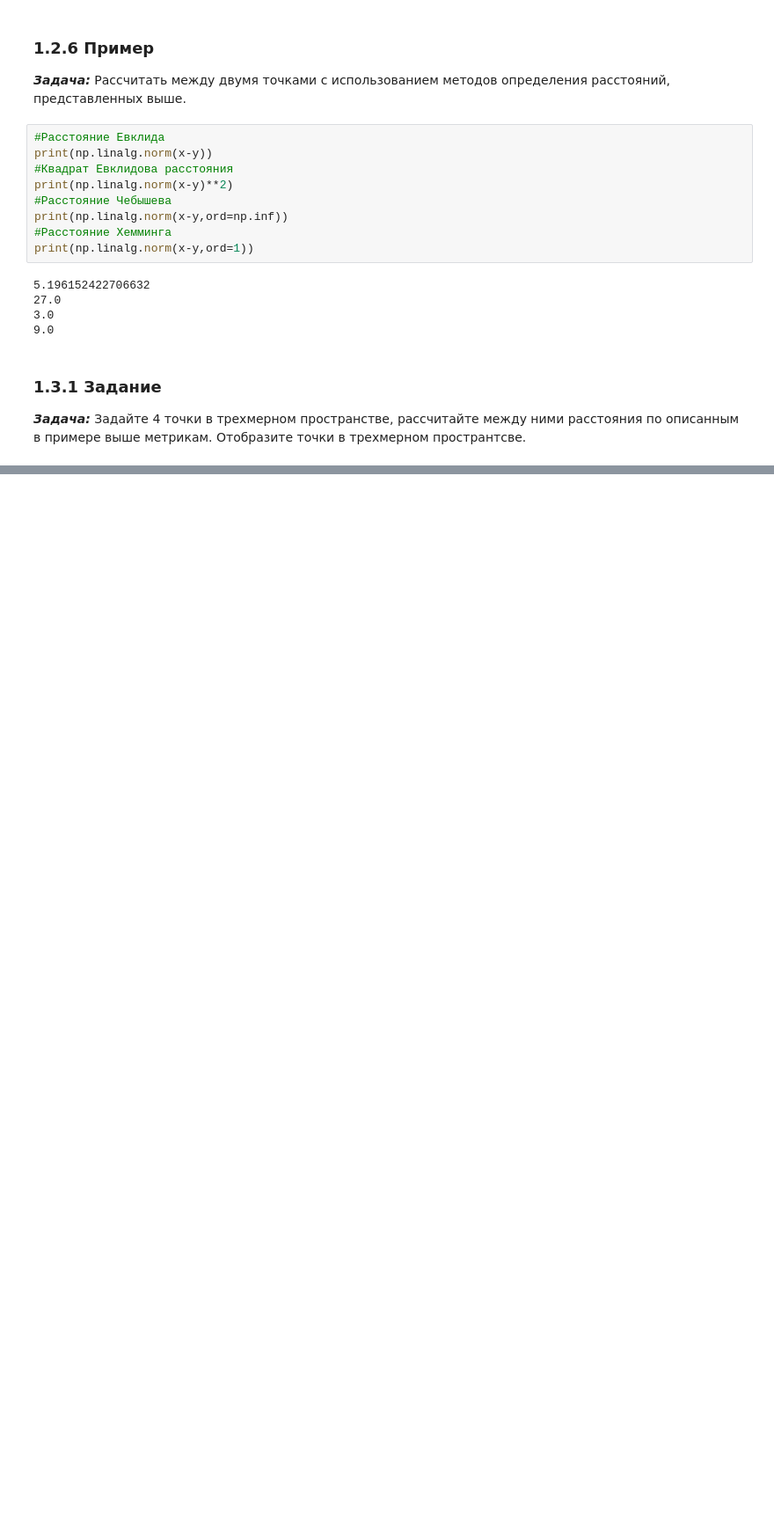
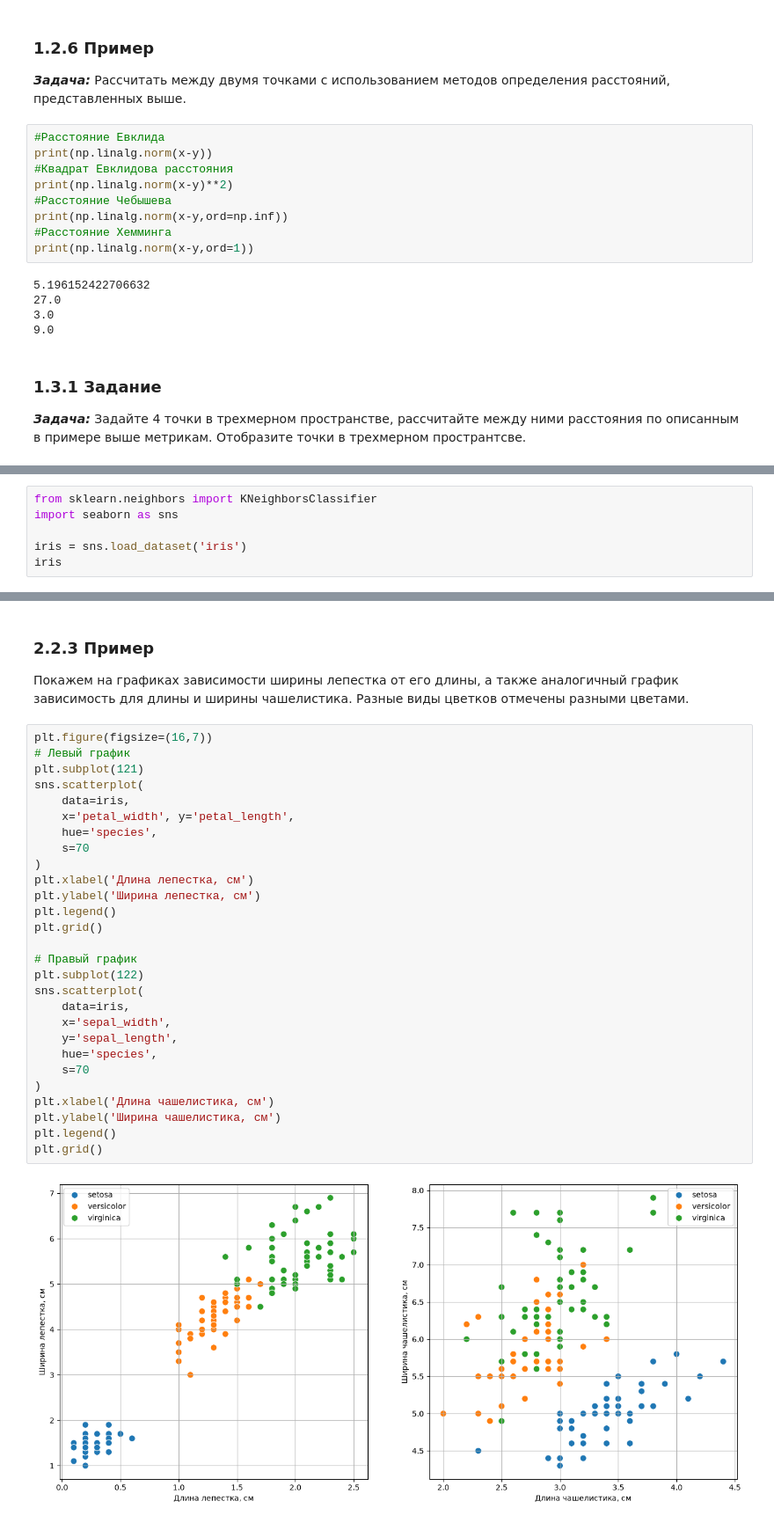
Before and after one commit to freemax-0602/ML, a Jupyter notebook: workbook-3/workbook-3.ipynb, the cells around one changed output, grey strips where cells are left out. Shown at 88% size. Cells and saved outputs as stored; diff of their text form; blank space fills up the shorter version.

```diff
--- a/workbook-3/workbook-3.ipynb
+++ b/workbook-3/workbook-3.ipynb
@@ -142,0 +176,6 @@ plt.show()
+# %%
+from sklearn.neighbors import KNeighborsClassifier
+import seaborn as sns
+
+iris = sns.load_dataset('iris')
+iris
@@ -142,0 +196,34 @@ plt.show()
+# %% [markdown]
+### 2.2.3 Пример
+Покажем на графиках зависимости ширины лепестка от его длины, а также аналогичный график зависимость для длины и ширины чашелистика.
+Разные виды цветков отмечены разными цветами.
+# %%
+plt.figure(figsize=(16,7))
+# Левый график
+plt.subplot(121)
+sns.scatterplot(
+    data=iris,
+    x='petal_width', y='petal_length',
+    hue='species',
+    s=70
+)
+plt.xlabel('Длина лепестка, см')
+plt.ylabel('Ширина лепестка, см')
+plt.legend()
+plt.grid()
+
+# Правый график
+plt.subplot(122)
+sns.scatterplot(
+    data=iris,
+    x='sepal_width',
+    y='sepal_length',
+    hue='species',
+    s=70
+)
+plt.xlabel('Длина чашелистика, см')
+plt.ylabel('Ширина чашелистика, см')
+plt.legend()
+plt.grid()
+# %% [output]
+[figure, added]
```
Also changed, not shown: parts of 15 cells of this notebook.
